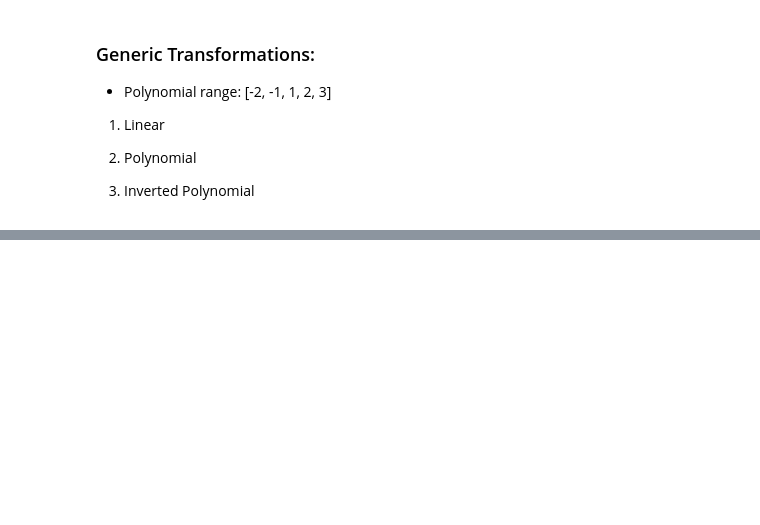
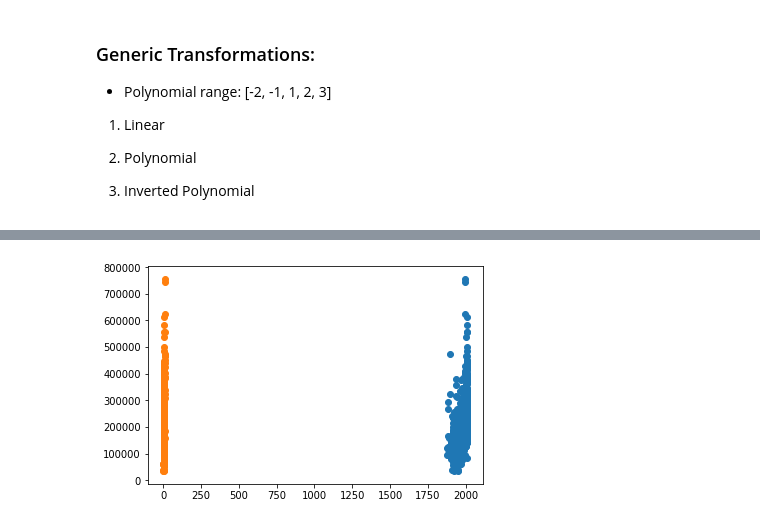
Before and after one commit to oliverfoster27/LRFEPipeline, a Jupyter notebook: Investigation.ipynb, the cells around one changed output, grey strips where cells are left out. Saved outputs shown, nothing was run; the diff lists cells and outputs as text; code cells hidden in the pictures; blank space fills up the shorter version.

```diff
--- a/Investigation.ipynb
+++ b/Investigation.ipynb
@@ -75,0 +186,6 @@ for feat in X.columns:
+# %%
+for feat in X.columns:
+    ax = plt.subplot(111)
+    plt.scatter(X[feat], y)
+# %% [output]
+[figure, added]
```
Also changed, not shown: parts of 12 cells of this notebook, 1 other file.
